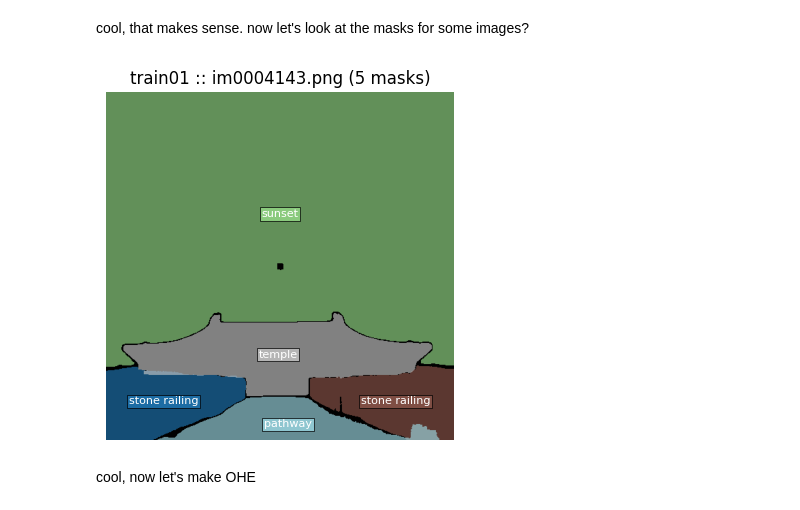
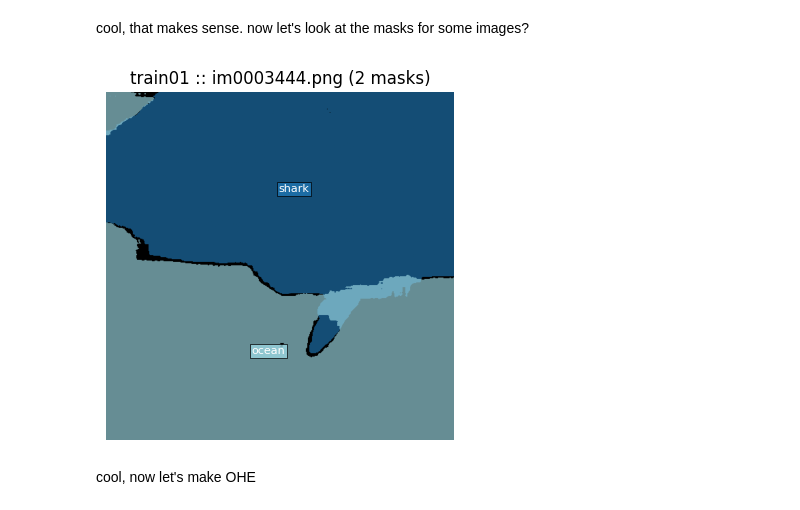
Before and after one commit to shiochiba/gaze-corrected-semantics, a Jupyter notebook: jen_reference/notebooks/01_masks-qc.ipynb, the cells around one changed output. Cells and saved outputs as stored; diff of their text form; code cells hidden in the pictures.

```diff
--- a/jen_reference/notebooks/01_masks-qc.ipynb
+++ b/jen_reference/notebooks/01_masks-qc.ipynb
@@ -517,7 +515,7 @@ cool, that makes sense. now let's look at the masks for some images?
 # %%
 # Plot XML masks for one frame on a black 512x512 canvas with per-mask labels.
 movie = "train01"
-image_selector = "im0004143.png"  # use image filename or integer image id
+image_selector = "im0003444.png"  # use image filename or integer image id
 
 xml_path = xml_dir / f"{movie}.xml"
 tree = ET.parse(xml_path)
@@ -596,34 +594,34 @@ else:
         cx = x0 + float(xs.mean())
         cy = y0 + float(ys.mean())
         label_positions.append((label, cx, cy, color))
 
     plt.figure(figsize=(4, 4))
     plt.imshow(canvas)
     for label, cx, cy, color in label_positions:
         plt.text(
             cx,
             cy,
             label,
             color="white",
             fontsize=8,
             ha="center",
             va="center",
             bbox={
                 "facecolor": (color[0], color[1], color[2], 0.75),
                 "edgecolor": "black",
                 "linewidth": 0.5,
                 "pad": 1.2,
             },
         )
 
     plt.title(f"{movie} :: {image_node.get('name')} ({len(label_positions)} masks)")
     plt.xlim(0, 511)
     plt.ylim(511, 0)
     plt.axis("off")
     plt.tight_layout()
     plt.show()
 # %% [output]
-[figure, old version]
+[figure, new version]
 # %% [markdown]
 cool, now let's make OHE
 # %%
```
Also changed, not shown: parts of 20 cells of this notebook, 1 other file.
